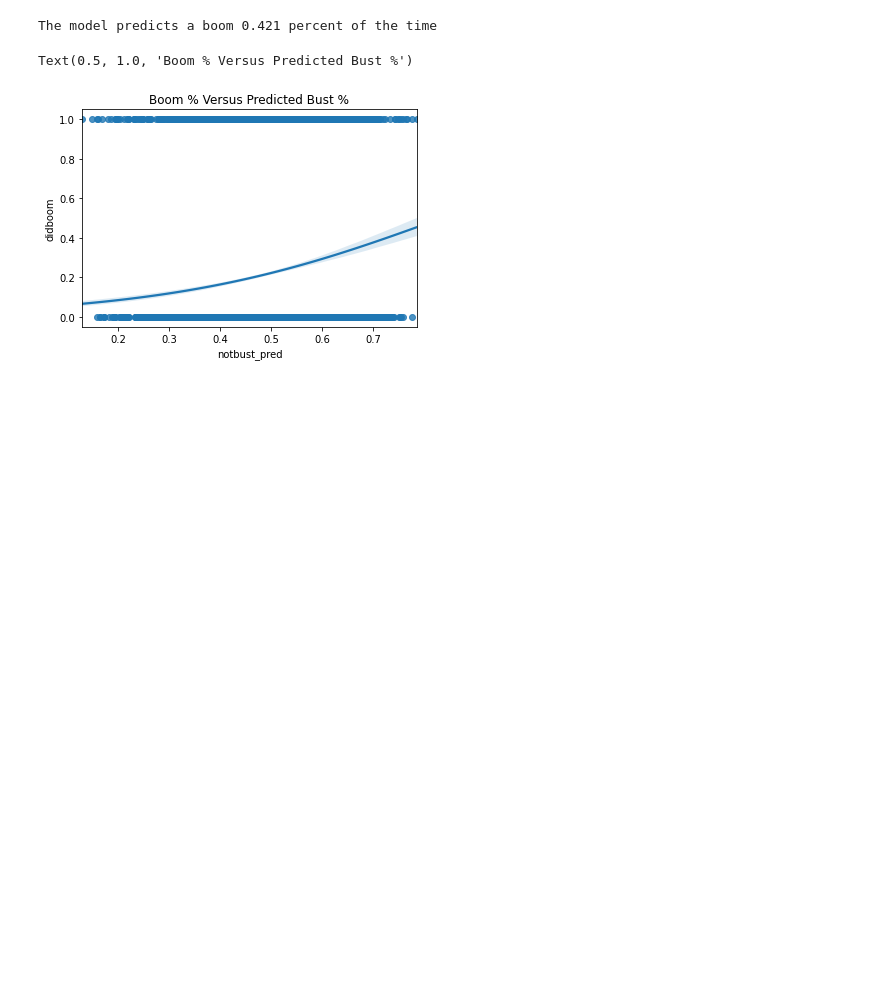
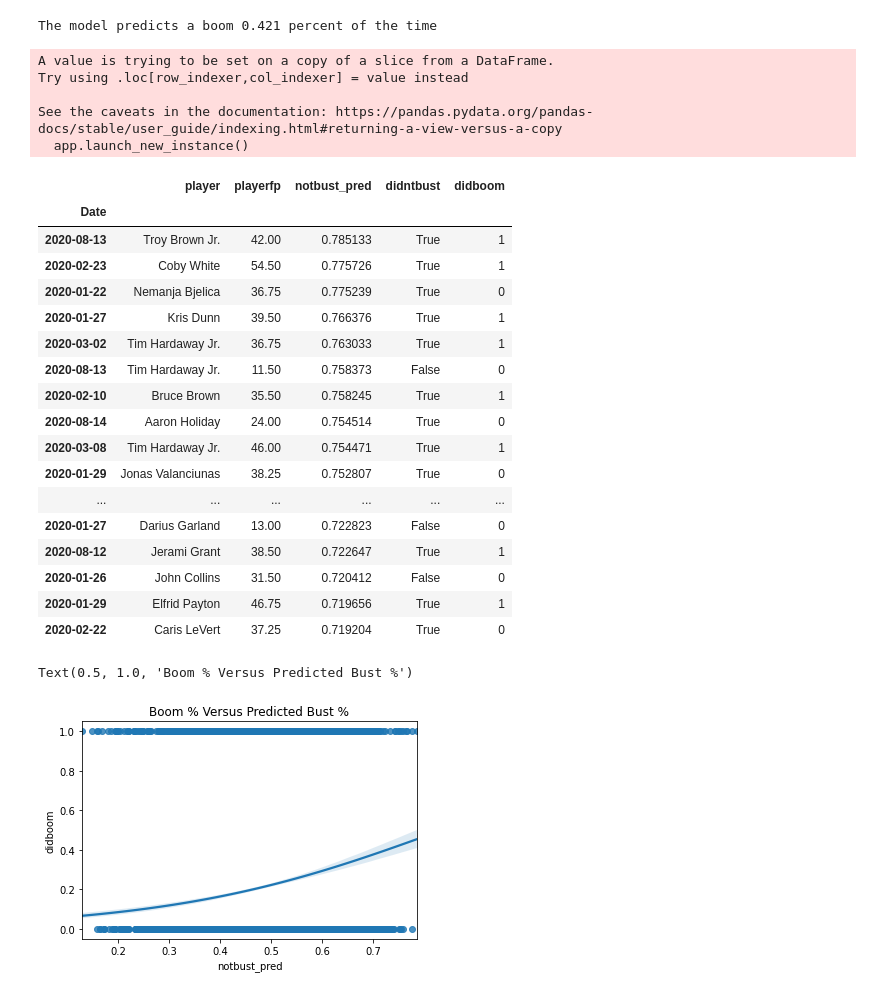
Before and after one commit to yaobviously/PlayerFPClassifier, a Jupyter notebook: FPClassifierModels.ipynb, the cells around one changed output. Drawn from its saved outputs; the diff is of its cells as text; code cells hidden in the pictures; blank space fills up the shorter version.

```diff
--- a/FPClassifierModels.ipynb
+++ b/FPClassifierModels.ipynb
@@ -161,20 +164,45 @@ print(search.best_params_)
 # %%
 # Evaluating the RandomForestClassifier
 
 rf_predict = rf_model.predict(X_test)
 rf_predict_proba = rf_model.predict_proba(X_test)[:,1]
 
 rf_roc_score = roc_auc_score(y_test, rf_predict)
 rf_f1_score = f1_score(y_test, rf_predict)
 rf_precision_score = precision_score(y_test, rf_predict)
 rf_recall_score = recall_score(y_test, rf_predict)
 
-# adding the predicted values onto the dataframe to see whether the outcomes
-# 'look right'. look at all those 'booms' near the top (base rate of booms = ~21%)
+# Adding the predicted values onto the dataframe to do a superficial inspection.
+# Look at all those 'booms' near the top (base rate of booms = ~21%)! Better than
+# the opposite
 
 rf_test = reg[~early_mask]
 rf_test['notbust_pred'] = rf_predict_proba
-rf_test[['player', 'playerfp', 'notbust_pred', 'didboom']].sort_values(by = 'notbust_pred', ascending=False).head(30)
+rf_test[['player', 'playerfp', 'notbust_pred', 'didntbust', 'didboom']].sort_values(by = 'notbust_pred', ascending=False).head(30)
+# %% [output]
+A value is trying to be set on a copy of a slice from a DataFrame.
+Try using .loc[row_indexer,col_indexer] = value instead
+
+See the caveats in the documentation: https://pandas.pydata.org/pandas-docs/stable/user_guide/indexing.html#returning-a-view-versus-a-copy
+  app.launch_new_instance()
+|  | player | playerfp | notbust_pred | didntbust | didboom |
+| Date |  |  |  |  |  |
+| 2020-08-13 | Troy Brown Jr. | 42.00 | 0.785133 | True | 1 |
+| 2020-02-23 | Coby White | 54.50 | 0.775726 | True | 1 |
+| 2020-01-22 | Nemanja Bjelica | 36.75 | 0.775239 | True | 0 |
+| 2020-01-27 | Kris Dunn | 39.50 | 0.766376 | True | 1 |
+| 2020-03-02 | Tim Hardaway Jr. | 36.75 | 0.763033 | True | 1 |
+| 2020-08-13 | Tim Hardaway Jr. | 11.50 | 0.758373 | False | 0 |
+| 2020-02-10 | Bruce Brown | 35.50 | 0.758245 | True | 1 |
+| 2020-08-14 | Aaron Holiday | 24.00 | 0.754514 | True | 0 |
+| 2020-03-08 | Tim Hardaway Jr. | 46.00 | 0.754471 | True | 1 |
+| 2020-01-29 | Jonas Valanciunas | 38.25 | 0.752807 | True | 0 |
+| ... | ... | ... | ... | ... | ... |
+| 2020-01-27 | Darius Garland | 13.00 | 0.722823 | False | 0 |
+| 2020-08-12 | Jerami Grant | 38.50 | 0.722647 | True | 1 |
+| 2020-01-26 | John Collins | 31.50 | 0.720412 | False | 0 |
+| 2020-01-29 | Elfrid Payton | 46.75 | 0.719656 | True | 1 |
+| 2020-02-22 | Caris LeVert | 37.25 | 0.719204 | True | 0 |
 # %%
 # The probability of a 'boom' outcome increases in the expected way, which is
 # nice.
```
Also changed, not shown: parts of 2 cells of this notebook.
